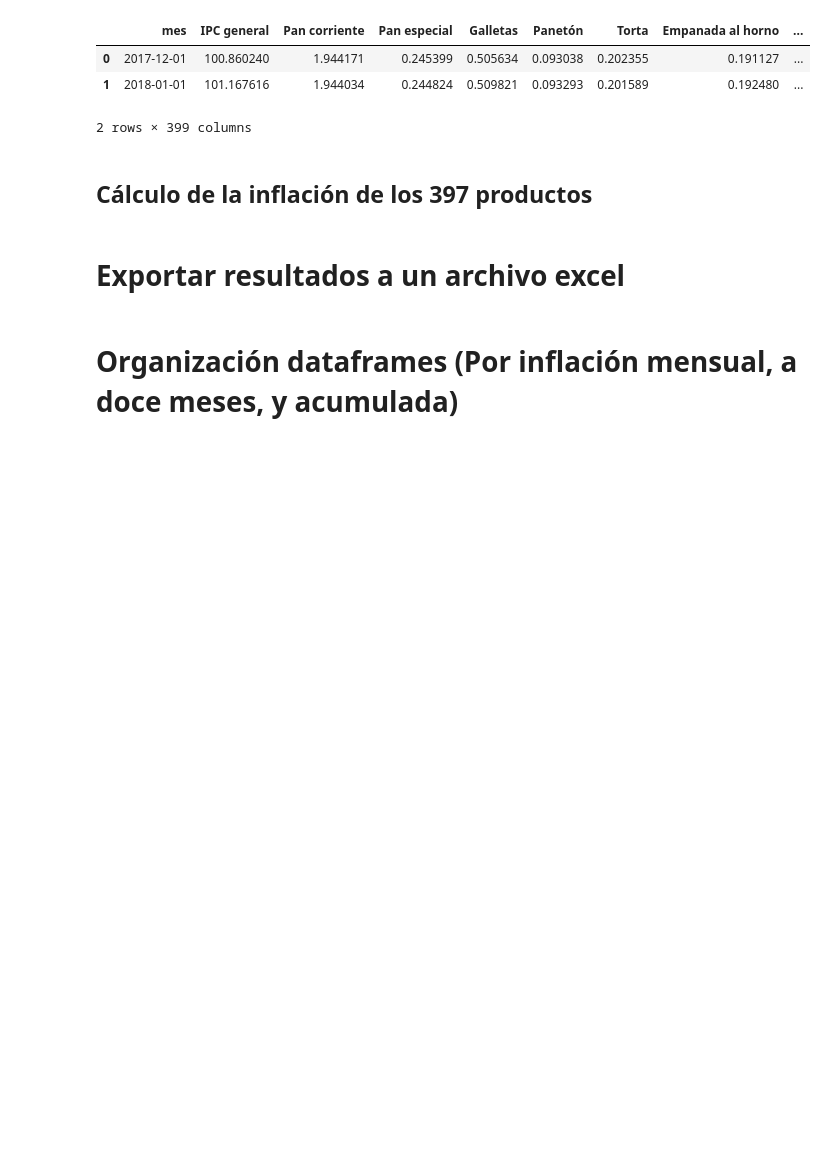
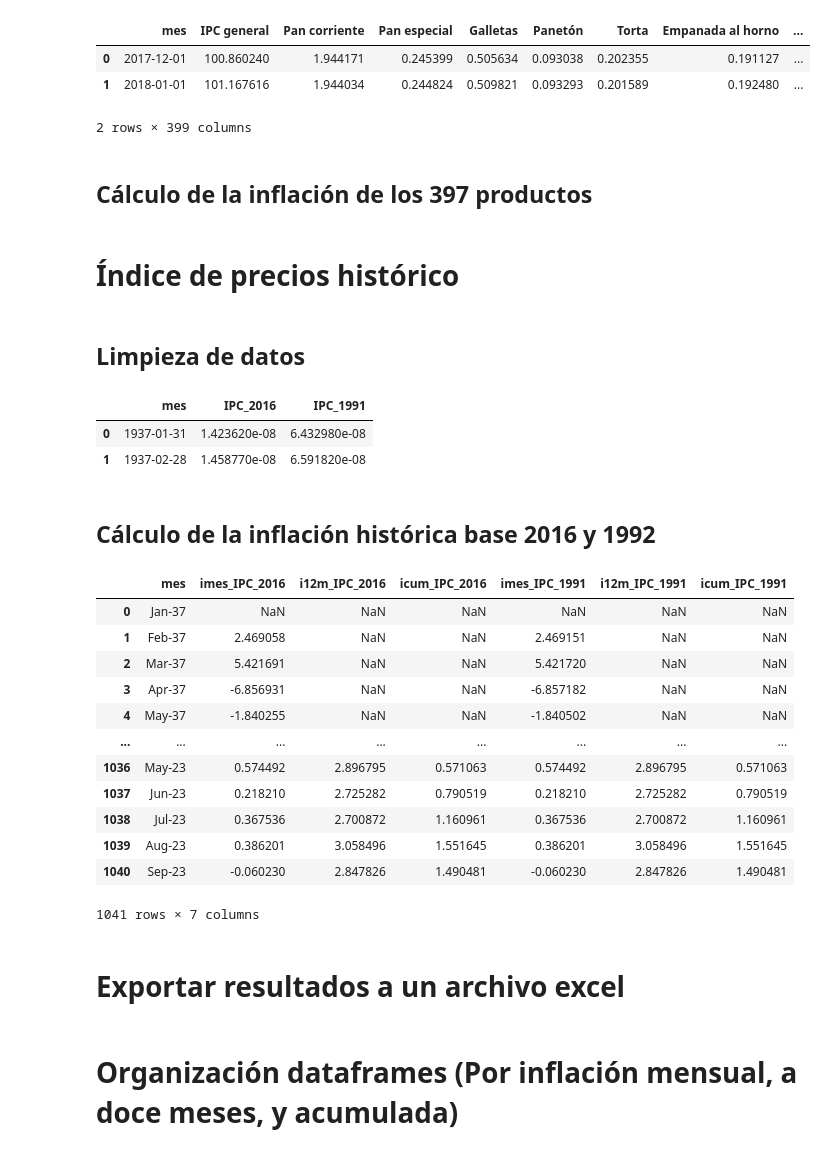
Before and after one commit to cesar-ramosh/Gobernanzas-de-datos, a Jupyter notebook: Sector_Precios.ipynb, the cells around one changed output. Drawn from its saved outputs; the diff is of its cells as text; code cells hidden in the pictures; blank space fills up the shorter version.

```diff
--- a/Sector_Precios.ipynb
+++ b/Sector_Precios.ipynb
@@ -31,5 +31,5 @@ IPC_Ciudad = pd.read_excel('01. Base Sector Precios.xlsx', sheet_name='Ciudades'
 # 3 variables
 IPC_Alimento = pd.read_excel('01. Base Sector Precios.xlsx', sheet_name='Alimentos')
 #IPC_Alimento = pd.read_excel('01. Base Sector Precios.xlsx', sheet_name='Alimentos', index_col=0)
-#IPC_Alimento = pd.read_excel('01. Base Sector Precios.xlsx', sheet_name='Alimentos')
+IPC_Historical = pd.read_excel('01. Base Sector Precios.xlsx', sheet_name='ipc_nal_histo')
 #IPC_Alimento = pd.read_excel('01. Base Sector Precios.xlsx', sheet_name='Alimentos', index_col=0)
@@ -259,6 +273,53 @@ infla_produc = infla_produc.loc[:, ~infla_produc.columns.duplicated(keep='first'
 infla_produc.loc[:, 'mes'] = infla_produc['mes'].dt.strftime('%b-%y')
 # Redondear los decimales
 infla_produc = infla_produc.round(10)
+# %% [markdown]
+# Índice de precios histórico
+# %% [markdown]
+## Limpieza de datos
+# %%
+import pandas as pd
+# Eliminar observaciones que contienen valores nulos
+#IPC_Productos = IPC_Productos.dropna(axis=0)
+IPC_Historical = IPC_Historical.dropna(how='all')
+IPC_Historical.head(2)
+# %% [output]
+|  | mes | IPC_2016 | IPC_1991 |
+| 0 | 1937-01-31 | 1.423620e-08 | 6.432980e-08 |
+| 1 | 1937-02-28 | 1.458770e-08 | 6.591820e-08 |
+# %% [markdown]
+## Cálculo de la inflación histórica base 2016 y 1992
+# %%
+Infla_2016 = calcular_inflacion(IPC_Historical, 'IPC_2016', 'mes')
+Infla_2016 = Infla_2016.iloc[:, [0, 3, 4, 5]]
+Infla_1991 = calcular_inflacion(IPC_Historical, 'IPC_1991', 'mes')
+Infla_1991 = Infla_1991.iloc[:, [3, 4, 5]]
+
+
+# Concatenar los DataFrames en uno solo
+infla_histo = pd.concat([Infla_2016, Infla_1991], axis=1)
+import pandas as pd
+# Eliminar observaciones que contienen valores nulos
+#infla_alimen = infla_alimen.dropna(axis=0)
+infla_histo = infla_histo.dropna(how='all')
+# Formato de fechas
+infla_histo.loc[:, 'mes'] = infla_histo['mes'].dt.strftime('%b-%y')
+# Redondear los decimales
+infla_histo = infla_histo.round(10)
+# %% [output]
+|  | mes | imes_IPC_2016 | i12m_IPC_2016 | icum_IPC_2016 | imes_IPC_1991 | i12m_IPC_1991 | icum_IPC_1991 |
+| 0 | Jan-37 | NaN | NaN | NaN | NaN | NaN | NaN |
+| 1 | Feb-37 | 2.469058 | NaN | NaN | 2.469151 | NaN | NaN |
+| 2 | Mar-37 | 5.421691 | NaN | NaN | 5.421720 | NaN | NaN |
+| 3 | Apr-37 | -6.856931 | NaN | NaN | -6.857182 | NaN | NaN |
+| 4 | May-37 | -1.840255 | NaN | NaN | -1.840502 | NaN | NaN |
+| ... | ... | ... | ... | ... | ... | ... | ... |
+| 1036 | May-23 | 0.574492 | 2.896795 | 0.571063 | 0.574492 | 2.896795 | 0.571063 |
+| 1037 | Jun-23 | 0.218210 | 2.725282 | 0.790519 | 0.218210 | 2.725282 | 0.790519 |
+| 1038 | Jul-23 | 0.367536 | 2.700872 | 1.160961 | 0.367536 | 2.700872 | 1.160961 |
+| 1039 | Aug-23 | 0.386201 | 3.058496 | 1.551645 | 0.386201 | 3.058496 | 1.551645 |
+| 1040 | Sep-23 | -0.060230 | 2.847826 | 1.490481 | -0.060230 | 2.847826 | 1.490481 |
+1041 rows × 7 columns
 # %% [markdown]
 # Exportar resultados a un archivo excel
 # %%
```
Also changed, not shown: parts of 4 cells of this notebook.
